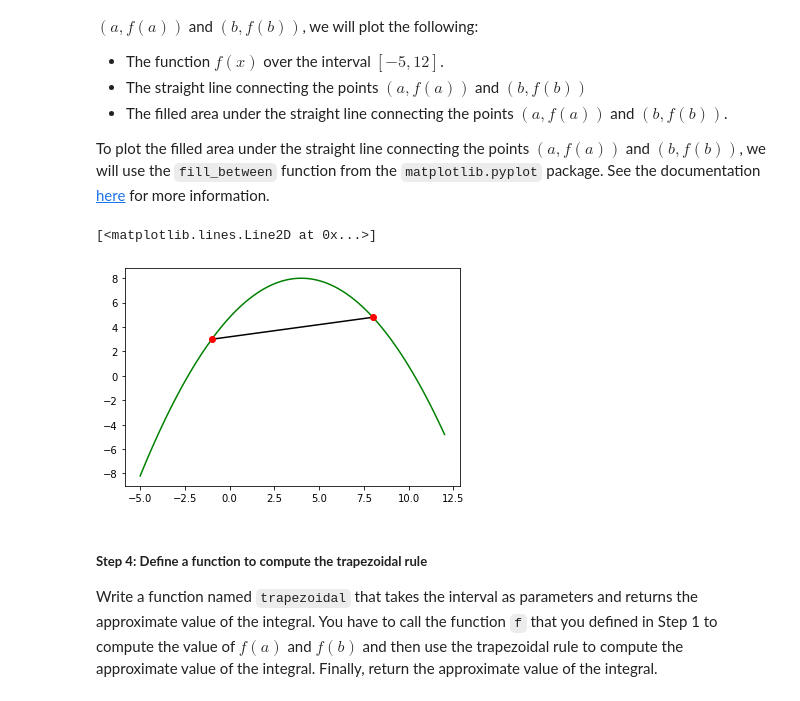
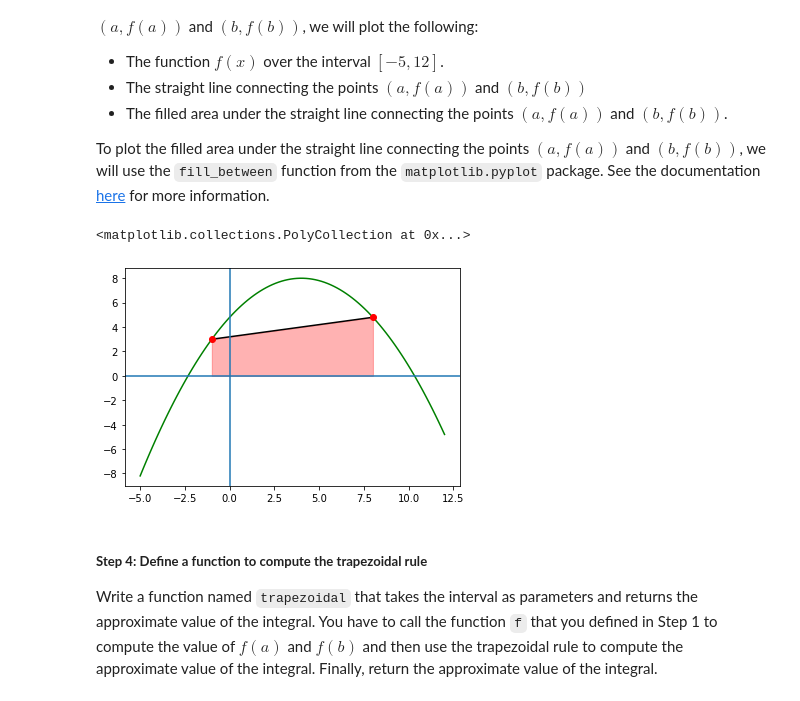
Before and after one commit to ashfaqfardin/Numerical-Method-Assignments, a Jupyter notebook: Lab_4_Numerical_Integration.ipynb, the cells around one changed output. Saved outputs shown, nothing was run; the diff lists cells and outputs as text; code cells hidden in the pictures.

```diff
--- a/Lab_4_Numerical_Integration.ipynb
+++ b/Lab_4_Numerical_Integration.ipynb
@@ -61,19 +61,24 @@ To plot the filled area under the straight line connecting the points $(a,f(a))$
 # %%
 # Write appropriate code
 x = np.linspace(-5, 12, 100)
 y = f(x)
 
 plt.plot(x, y, "g")
 
 a = interval[0]
 b = interval[1]
 
 plt.plot(interval, f(interval), "k")
 plt.plot(a, f(a), "ro")
 plt.plot(b, f(b), "ro")
+
+plt.axhline(y=0)
+plt.axvline(x=0)
+
+plt.fill_between(interval, f(interval), color = "r", alpha = 0.3)
 # %% [output]
-[<matplotlib.lines.Line2D at 0x...>]
+<matplotlib.collections.PolyCollection at 0x...>
-[figure, old version]
+[figure, new version]
 # %% [markdown]
 ##### **Step 4: Define a function to compute the trapezoidal rule**
 Write a function named `trapezoidal` that takes the interval as parameters and returns the approximate value of the integral. You have to call the function `f` that you defined in Step 1 to compute the value of $f(a)$ and $f(b)$ and then use the trapezoidal rule to compute the approximate value of the integral. Finally, return the approximate value of the integral.
```
